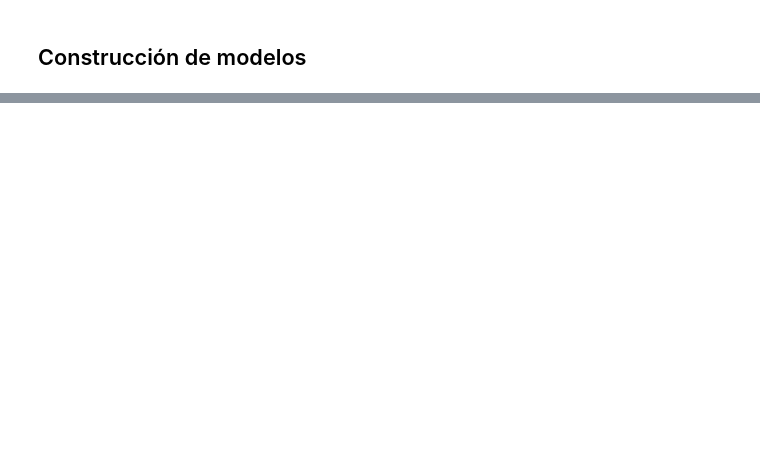
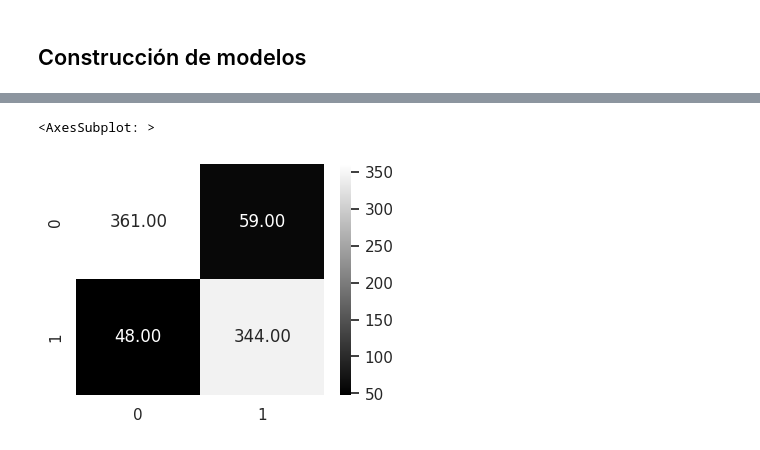
Before and after one commit to jmejiaes/heart_attack_classification, a Jupyter notebook: notebooks/clasification_model.ipynb, the cells around one changed output, grey strips where cells are left out. Cells and saved outputs as stored; diff of their text form; code cells hidden in the pictures; blank space fills up the shorter version.

Commit message:
Creacion de modelos 1,2, y 3

```diff
--- a/notebooks/clasification_model.ipynb
+++ b/notebooks/clasification_model.ipynb
@@ -357,0 +378,2 @@ missingno.matrix(df_eda)
+# %%
+X, y = df_to_model.drop('HeartDisease', axis = 1) , df_to_model.HeartDisease
@@ -357,0 +399,5 @@ missingno.matrix(df_eda)
+# %%
+smote = SMOTE(random_state = 21)
+X_res, y_res = smote.fit_resample(X, y)
+
+print('Distribución de clases después de SMOTE:', Counter(y_res))
@@ -357,0 +406,7 @@ missingno.matrix(df_eda)
+# %%
+scaler = StandardScaler()
+
+XTrainSmote, XTestSmote, yTrainSmote, yTestSmote = train_test_split(X_res, y_res, test_size = 0.2, random_state = 42)
+
+XTrainSmoteScaled = scaler.fit_transform(XTrainSmote)
+XTestSmoteScaled = scaler.fit_transform(XTestSmote)
@@ -357,0 +419,7 @@ missingno.matrix(df_eda)
+# %%
+basic_lr = LogisticRegression()
+
+basic_lr.fit(XTrainSmote, yTrainSmote)
+
+y_train_pred_model1 = basic_lr.predict(XTrainSmote)
+y_test_pred_model1 = basic_lr.predict(XTestSmote)
@@ -357,0 +455,7 @@ missingno.matrix(df_eda)
+# %%
+plt.figure(figsize=(4,3))
+cm = confusion_matrix(yTrainSmote, y_train_pred_model1)
+sns.heatmap(cm, annot=True, fmt='.2f', cmap='gray')
+# %% [output]
+<AxesSubplot: >
+[figure, added]
```
Also changed, not shown: parts of 27 cells of this notebook.
